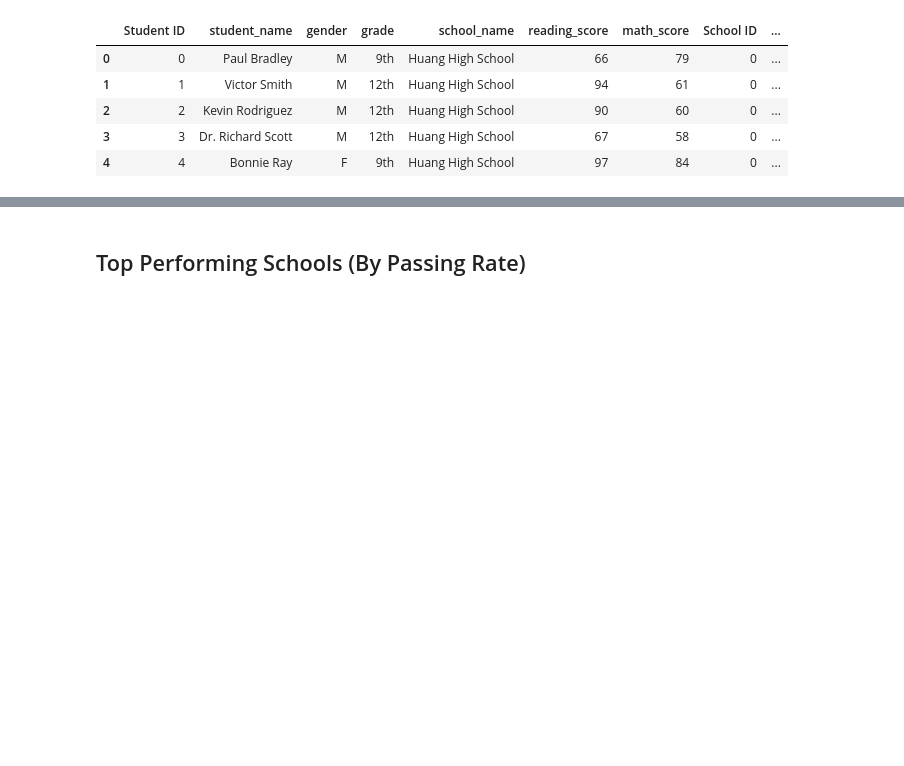
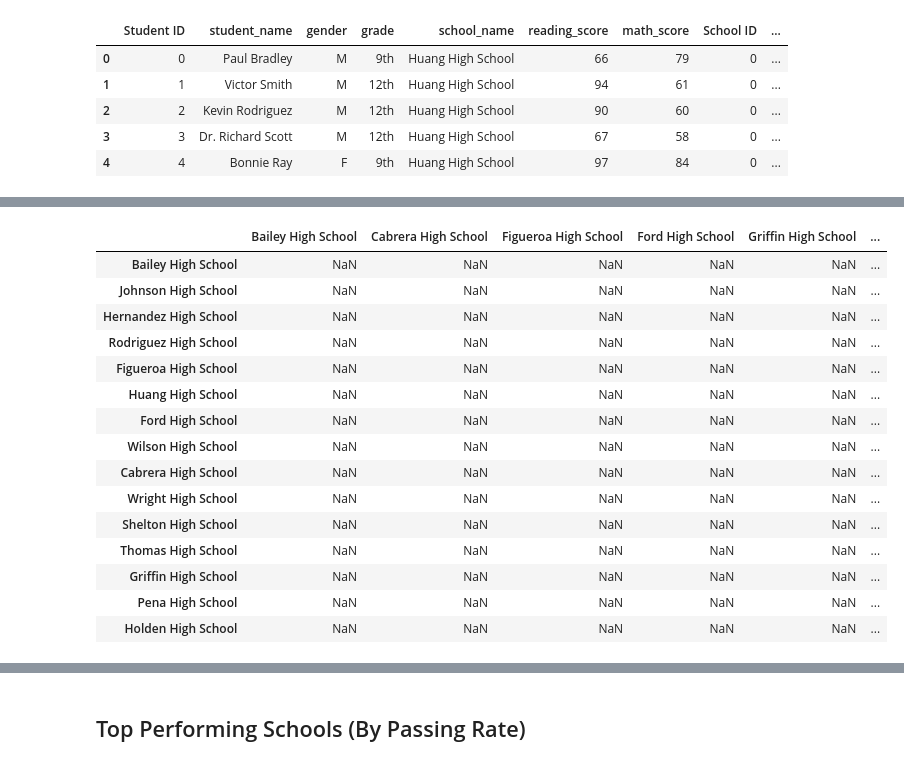
Before and after one commit to carlymckelvy/pandas-challenge, a Jupyter notebook: PyCitySchools/PyCitySchools_starter.ipynb, the cells around one changed output, grey strips where cells are left out. Cells and saved outputs as stored; diff of their text form; code cells hidden in the pictures; blank space fills up the shorter version.

Commit message:
working through data

```diff
--- a/PyCitySchools/PyCitySchools_starter.ipynb
+++ b/PyCitySchools/PyCitySchools_starter.ipynb
@@ -149,7 +159,3 @@ school_data_complete.head()
 | 2 | 2 | Kevin Rodriguez | M | 12th | Huang High School | 90 | 60 | 0 | ... |
 | 3 | 3 | Dr. Richard Scott | M | 12th | Huang High School | 67 | 58 | 0 | ... |
 | 4 | 4 | Bonnie Ray | F | 9th | Huang High School | 97 | 84 | 0 | ... |
-# %%
-school_data_sorted = school_data_complete.set_index(["school_name"])
-school_data_sorted.reset_index
-school_data_sorted.head()
@@ -238,0 +233,3 @@ Name: reading_score, dtype: float64
+# %%
+sch_math_pass = school_data_complete.loc[school_data_complete["math_score"] >= 70]
+sch_math_pass.head()
@@ -238,0 +243,4 @@ Name: reading_score, dtype: float64
+# %%
+school_size = school_data_complete["school_name"].value_counts()
+school_size = pd.DataFrame(school_data_complete["school_name"].value_counts())
+school_size
@@ -238,0 +264,4 @@ Name: reading_score, dtype: float64
+# %%
+math_by_school = sch_math_pass.groupby(["school_name"]).count()["student_name"]
+math_by_school = pd.DataFrame(sch_math_pass.groupby(["school_name"]).count()["student_name"])
+math_by_school
@@ -238,0 +286,22 @@ Name: reading_score, dtype: float64
+# %%
+#sch_math_perc = ((math_by_school / school_size)*100)
+#sch_math_perc = pd.DataFrame(((math_by_school["student_name"] / school_size["school_name"])*100))
+sch_math_perc = pd.DataFrame((math_by_school / school_size)*100)
+sch_math_perc
+# %% [output]
+|  | Bailey High School | Cabrera High School | Figueroa High School | Ford High School | Griffin High School | ... |
+| Bailey High School | NaN | NaN | NaN | NaN | NaN | ... |
+| Johnson High School | NaN | NaN | NaN | NaN | NaN | ... |
+| Hernandez High School | NaN | NaN | NaN | NaN | NaN | ... |
+| Rodriguez High School | NaN | NaN | NaN | NaN | NaN | ... |
+| Figueroa High School | NaN | NaN | NaN | NaN | NaN | ... |
+| Huang High School | NaN | NaN | NaN | NaN | NaN | ... |
+| Ford High School | NaN | NaN | NaN | NaN | NaN | ... |
+| Wilson High School | NaN | NaN | NaN | NaN | NaN | ... |
+| Cabrera High School | NaN | NaN | NaN | NaN | NaN | ... |
+| Wright High School | NaN | NaN | NaN | NaN | NaN | ... |
+| Shelton High School | NaN | NaN | NaN | NaN | NaN | ... |
+| Thomas High School | NaN | NaN | NaN | NaN | NaN | ... |
+| Griffin High School | NaN | NaN | NaN | NaN | NaN | ... |
+| Pena High School | NaN | NaN | NaN | NaN | NaN | ... |
+| Holden High School | NaN | NaN | NaN | NaN | NaN | ... |
```
Also changed, not shown: parts of 28 cells of this notebook.
